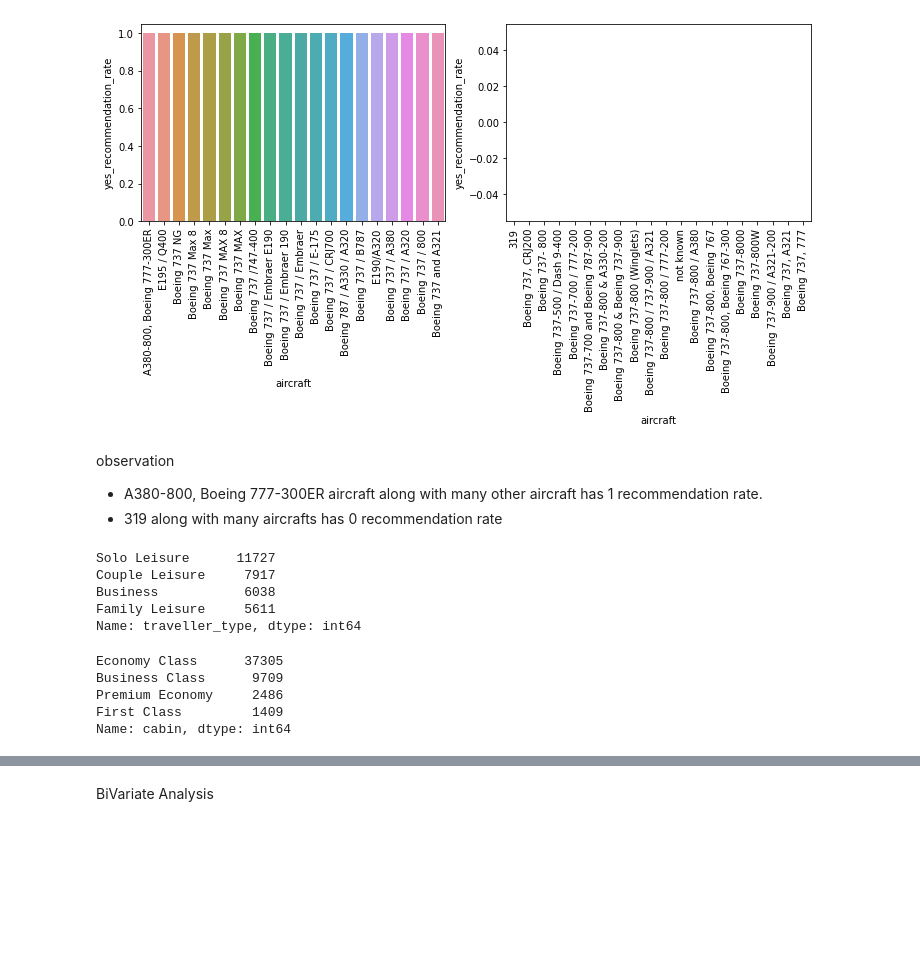
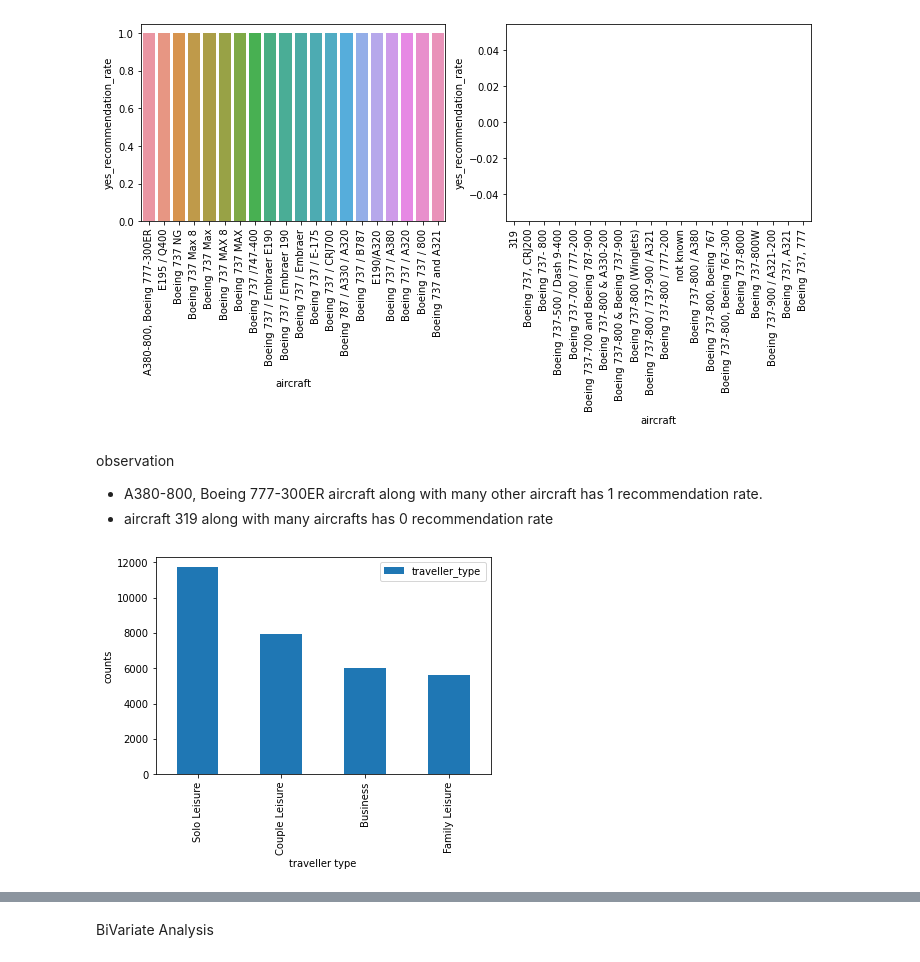
Before and after one commit to ydv1412/airline_review_classification, a Jupyter notebook: airline_review_classification.ipynb, the cells around one changed output, grey strips where cells are left out. Cells and saved outputs as stored; diff of their text form; code cells hidden in the pictures; blank space fills up the shorter version.

```diff
--- a/airline_review_classification.ipynb
+++ b/airline_review_classification.ipynb
@@ -270,20 +261,11 @@ plt.show()
 # %% [markdown]
 observation
 * A380-800, Boeing 777-300ER aircraft along with many other aircraft has 1 recommendation rate.
-* 319 along with many aircrafts has 0 recommendation rate
+* aircraft 319 along with many aircrafts has 0 recommendation rate
-# %%
-df['traveller_type'].value_counts()
-# %% [output]
-Solo Leisure      11727
-Couple Leisure     7917
-Business           6038
-Family Leisure     5611
-Name: traveller_type, dtype: int64
-# %%
-df['cabin'].value_counts()
-# %% [output]
-Economy Class      37305
-Business Class      9709
-Premium Economy     2486
-First Class         1409
-Name: cabin, dtype: int64
+# %%
+df['traveller_type'].value_counts().reset_index().plot(kind = 'bar'  , x = 'index')         #### count of different traveller type
+plt.xlabel("traveller type")
+plt.ylabel("counts")
+plt.show()
+# %% [output]
+[figure, added]
```
Also changed, not shown: parts of 114 cells of this notebook.
